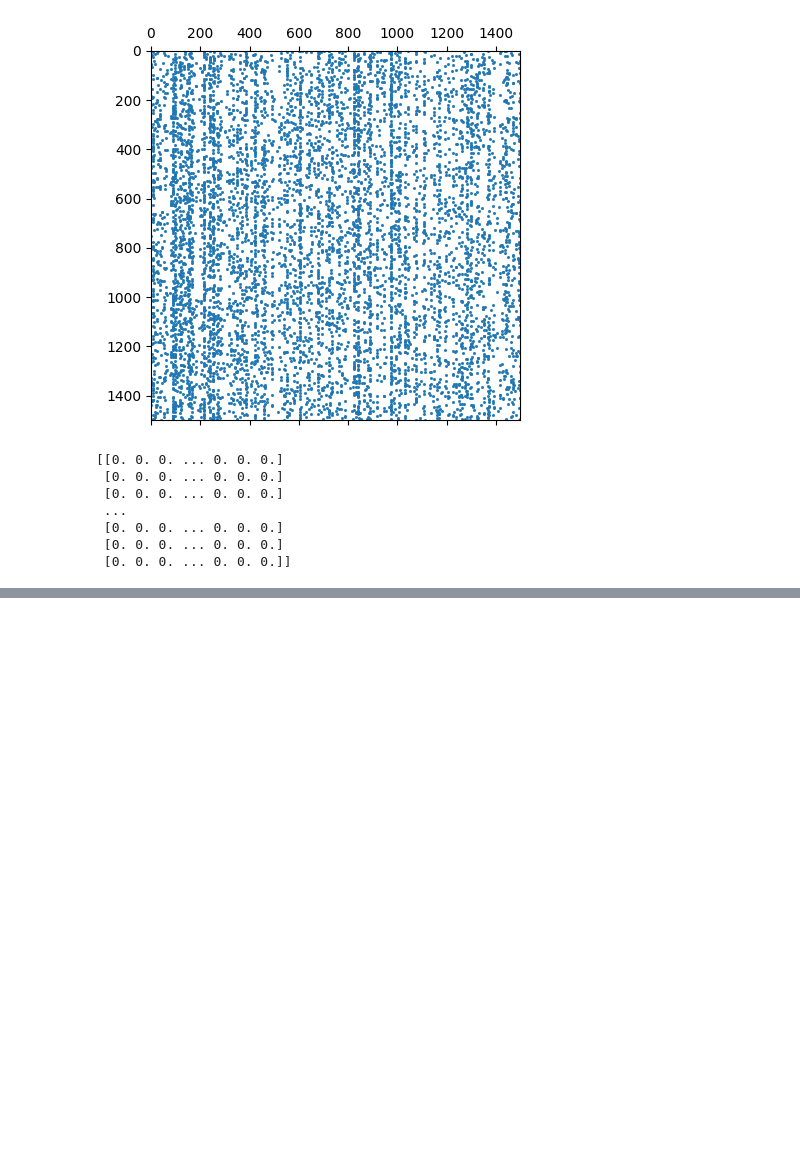
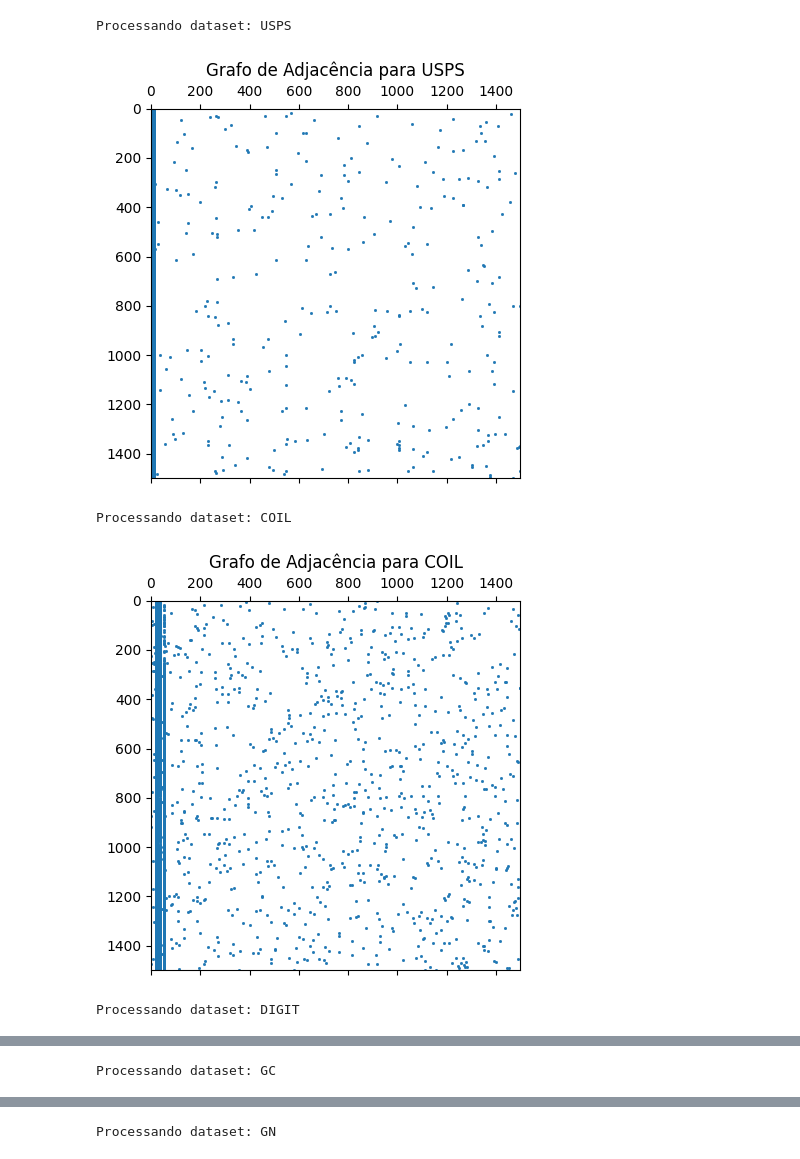
Before and after one commit to rnlobao/graph-construction-SSL, a Jupyter notebook: graph-construction-ssl.ipynb, the cells around one changed output, grey strips where cells are left out. Saved outputs shown, nothing was run; the diff lists cells and outputs as text; code cells hidden in the pictures; blank space fills up the shorter version.

```diff
--- a/graph-construction-ssl.ipynb
+++ b/graph-construction-ssl.ipynb
@@ -32,25 +33,0 @@ O que eu tenho que fazer:
-# %%
-dataSet = sslbookdata.load_g241c(0)
-# sslbookdata.load_
-
-k = 5
-graph = kneighbors_graph(dataSet['data'], k, mode='distance')
-
-plt.spy(graph, markersize=1)
-plt.show()
-
-distances = graph.data
-weights = np.exp(-distances**2)
-
-weighted_matrix = sp.csr_matrix((weights, graph.indices, graph.indptr), shape=graph.shape)
-
-print(weighted_matrix.toarray())
-# %% [output]
-[figure, removed]
-[[0. 0. 0. ... 0. 0. 0.]
- [0. 0. 0. ... 0. 0. 0.]
- [0. 0. 0. ... 0. 0. 0.]
- ...
- [0. 0. 0. ... 0. 0. 0.]
- [0. 0. 0. ... 0. 0. 0.]
- [0. 0. 0. ... 0. 0. 0.]]
@@ -75,0 +34,37 @@ def semi_supervised_learning(graph, labeled_data, unlabeled_data, labelPropagati
+# %%
+datasets = {
+    'USPS': sslbookdata.load_usps(0),
+    'COIL': sslbookdata.load_coil2(0),
+    'DIGIT': sslbookdata.load_digit1(0),
+    'GC': sslbookdata.load_g241c(0),
+    'GN': sslbookdata.load_g241n(0)
+    # 'TEXT': sslbookdata.load_text(0)
+}
+# %%
+# Criar SNN
+
+k = 5
+
+for dataset_name, dataset in datasets.items():
+    print(f"Processando dataset: {dataset_name}")
+
+    nbrs = NearestNeighbors(n_neighbors=k, metric='euclidean').fit(dataset['data'])
+    distances, indices = nbrs.kneighbors()
+
+    shared_distances = np.zeros((len(dataset['data']), len(dataset['data'])))
+    for i in range(len(dataset['data'])):
+        for j in indices[i]:
+            shared_distances[i, j] = np.sum(np.minimum(indices[i] == j, indices[j] == i))
+
+    graph = kneighbors_graph(shared_distances, k, mode='connectivity', include_self=False)
+
+    # Exibir o grafo de adjacência
+    plt.spy(graph, markersize=1)
+    plt.title(f"Grafo de Adjacência para {dataset_name}")
+    plt.show()
+# %% [output]
+Processando dataset: USPS
+[figure, added]
+Processando dataset: COIL
+[figure, added]
+Processando dataset: DIGIT
@@ -75,0 +72 @@ def semi_supervised_learning(graph, labeled_data, unlabeled_data, labelPropagati
+Processando dataset: GC
@@ -75,0 +74 @@ def semi_supervised_learning(graph, labeled_data, unlabeled_data, labelPropagati
+Processando dataset: GN
```
Also changed, not shown: parts of 6 cells of this notebook.
